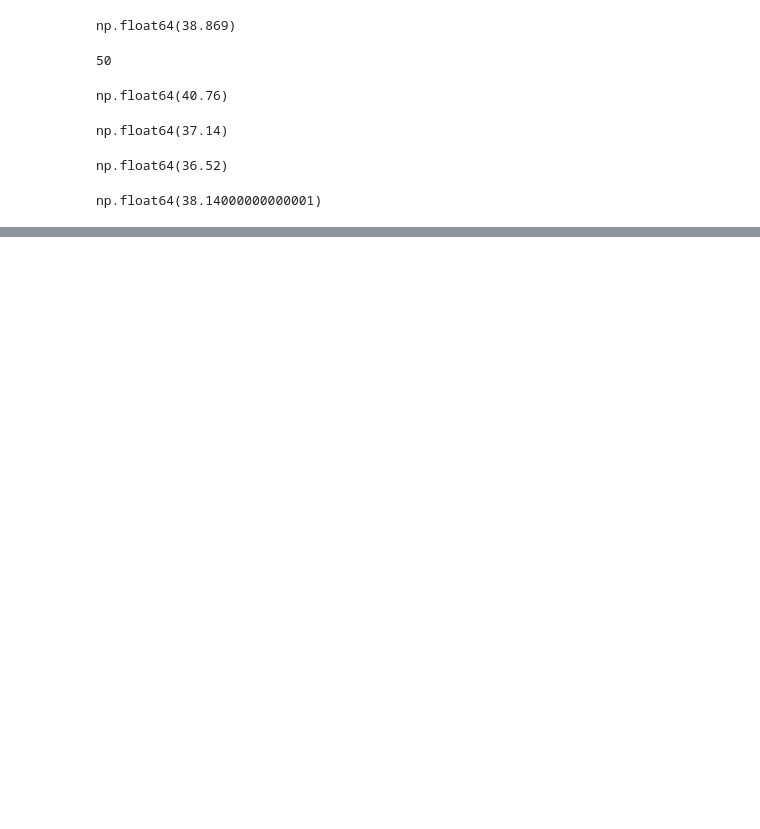
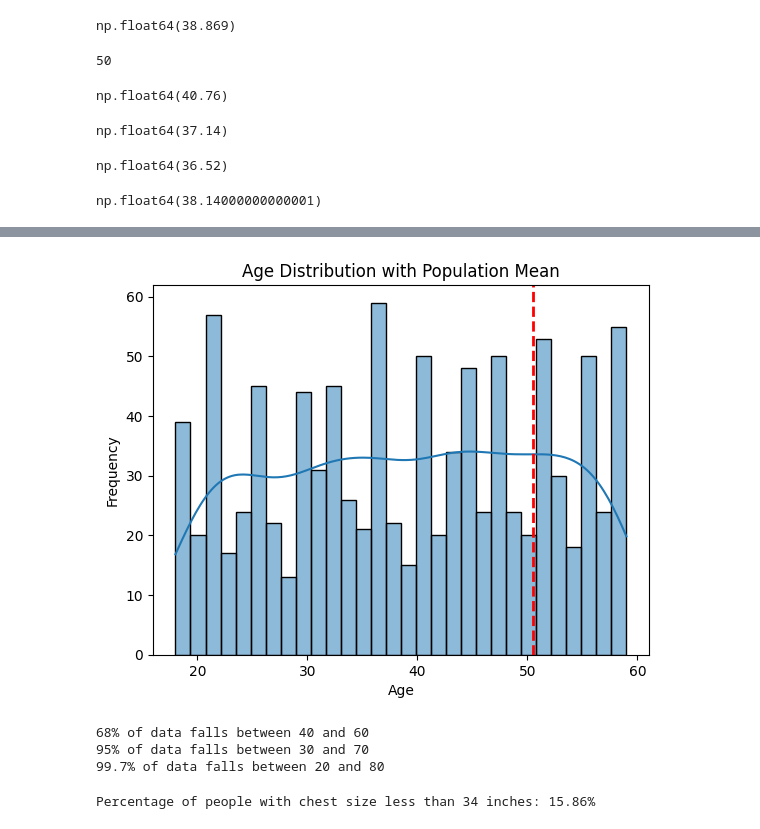
Before and after one commit to rahul8879/coachX_ds, a Jupyter notebook: Math/02_prob_stats.ipynb, the cells around one changed output, grey strips where cells are left out. Drawn from its saved outputs; the diff is of its cells as text; code cells hidden in the pictures; blank space fills up the shorter version.

```diff
--- a/Math/02_prob_stats.ipynb
+++ b/Math/02_prob_stats.ipynb
@@ -47,0 +69,47 @@ np.float64(38.14000000000001)
+# %%
+# random data
+age = np.random.randint(18, 60, size=1000)
+# plot it
+sns.histplot(age, bins=30, kde=True)
+plt.axvline(pop_mean, color='red', linestyle='dashed', linewidth=2)
+plt.title('Age Distribution with Population Mean')
+plt.xlabel('Age')
+plt.ylabel('Frequency')
+plt.show()
+# %% [output]
+[figure, added]
+# %%
+# 68-95-99.7 rule states that for a normal distribution:
+# Approximately 68% of the data falls within one standard deviation (σ) of the mean.
+# Approximately 95% of the data falls within two standard deviations (2σ) of the mean.
+# Approximately 99.7% of the data falls within three standard deviations (3σ) of the mean.
+
+# example
+mean = 50
+std_dev = 10
+one_std_lower = mean - std_dev
+one_std_upper = mean + std_dev
+two_std_lower = mean - 2 * std_dev
+two_std_upper = mean + 2 * std_dev
+three_std_lower = mean - 3 * std_dev
+three_std_upper = mean + 3 * std_dev
+print(f"68% of data falls between {one_std_lower} and {one_std_upper}")
+print(f"95% of data falls between {two_std_lower} and {two_std_upper}")
+print(f"99.7% of data falls between {three_std_lower} and {three_std_upper}")
+# %% [output]
+68% of data falls between 40 and 60
+95% of data falls between 30 and 70
+99.7% of data falls between 20 and 80
+# %%
+# lets take thsirt example
+# Tshirt small, medium, large sizes
+# 5000 - how many small, medium, large tshirts to produce based on normal distribution of chest sizes
+chest_sizes = np.random.normal(loc=38, scale=4, size=5000)  # mean chest size 38 inches, std dev 4 inches
+
+
+# % of people with chest size less than 34 inches (small size)
+small_size_threshold = 34
+percent_small = (np.sum(chest_sizes < small_size_threshold) / len(chest_sizes)) * 100
+print(f"Percentage of people with chest size less than {small_size_threshold} inches: {percent_small:.2f}%")
+# %% [output]
+Percentage of people with chest size less than 34 inches: 15.86%
```
Also changed, not shown: parts of 4 cells of this notebook.
